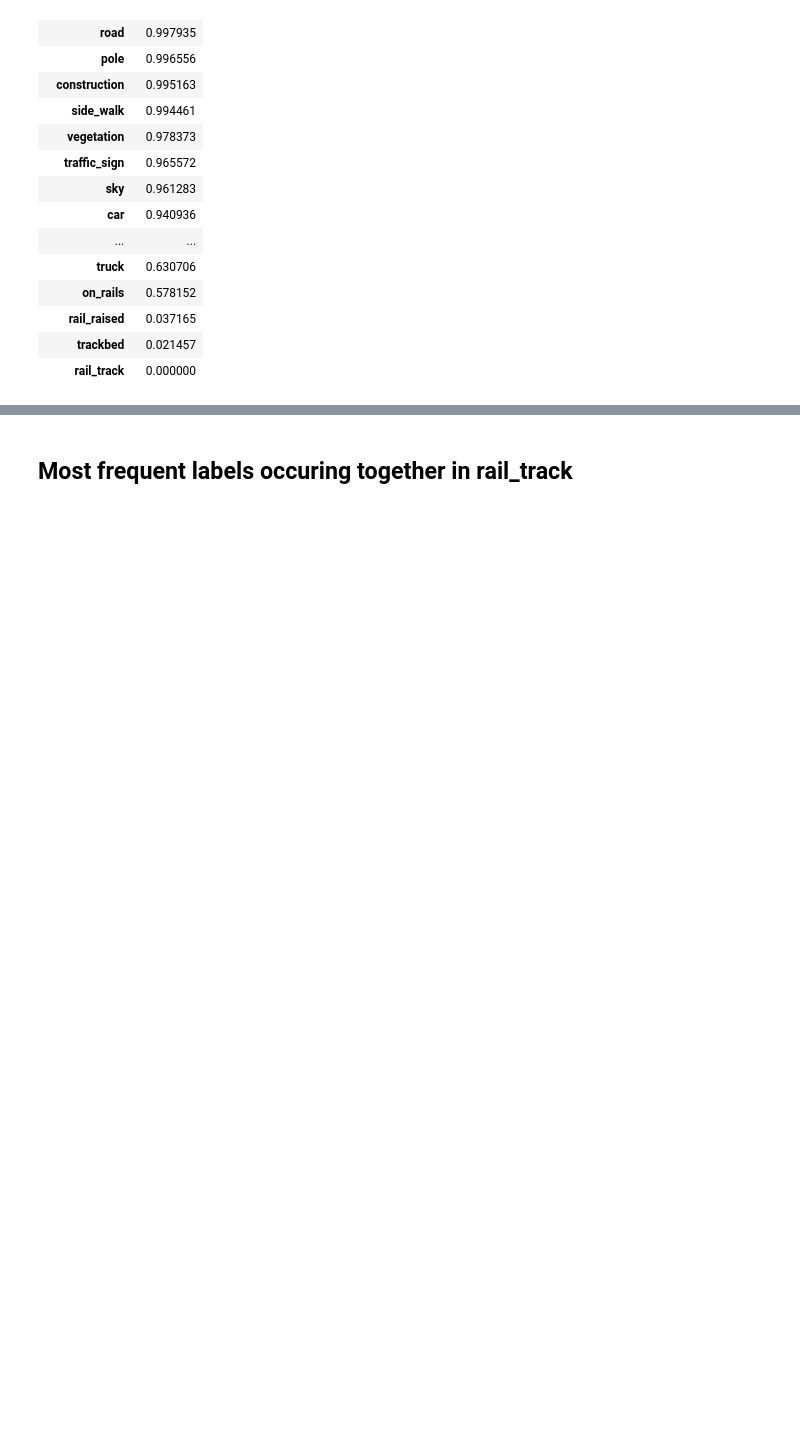
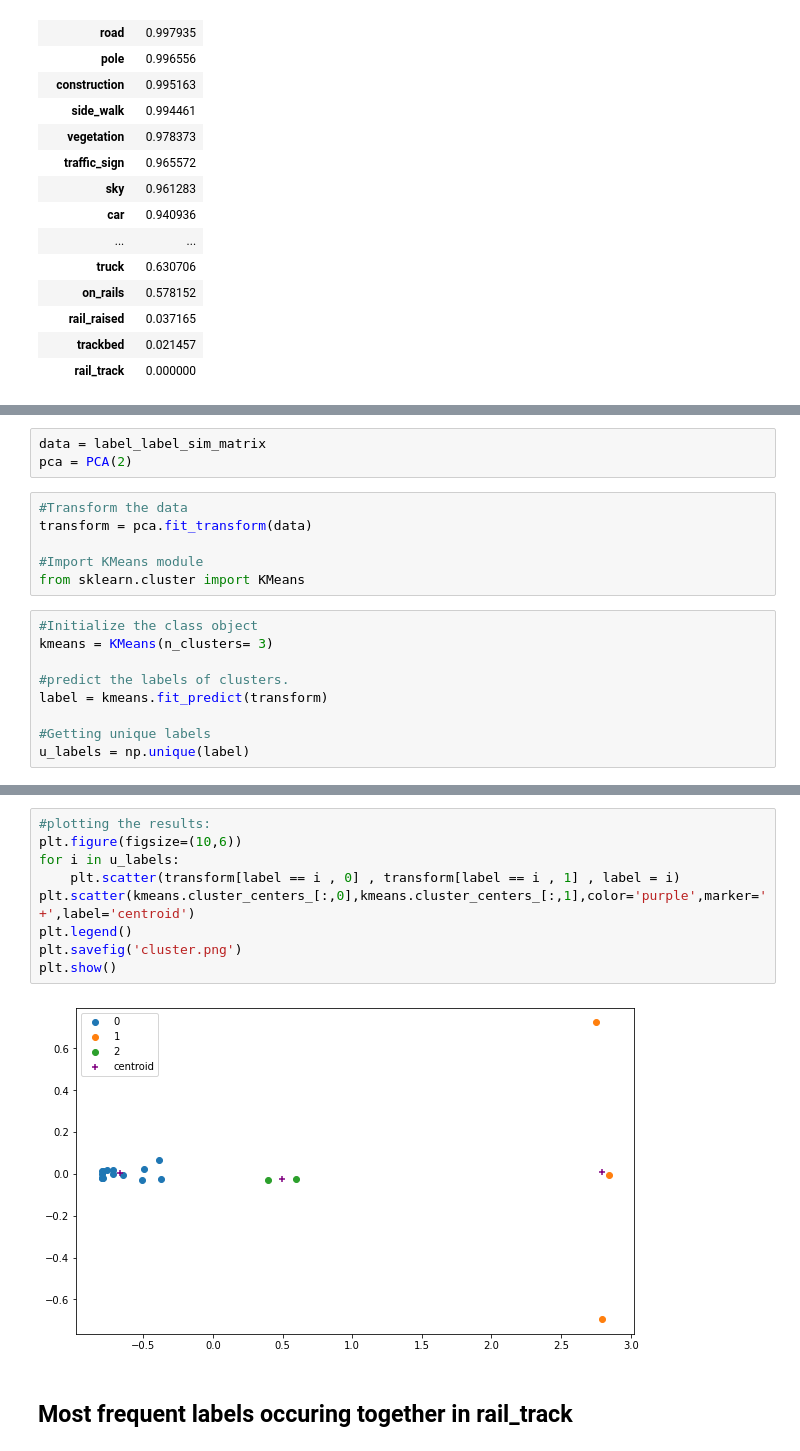
Before and after one commit to Duygubirol/vegetation-detection-railways, a Jupyter notebook: eda.ipynb, the cells around one changed output, grey strips where cells are left out. Drawn from its saved outputs; the diff is of its cells as text; blank space fills up the shorter version.

```diff
--- a/eda.ipynb
+++ b/eda.ipynb
@@ -435,0 +459,18 @@ See the caveats in the documentation: https://pandas.pydata.org/pandas-docs/stab
+# %%
+data = label_label_sim_matrix
+pca = PCA(2)
+# %%
+#Transform the data
+transform = pca.fit_transform(data)
+
+#Import KMeans module
+from sklearn.cluster import KMeans
+# %%
+#Initialize the class object
+kmeans = KMeans(n_clusters= 3)
+
+#predict the labels of clusters.
+label = kmeans.fit_predict(transform)
+
+#Getting unique labels
+u_labels = np.unique(label)
@@ -436,3 +489,14 @@ See the caveats in the documentation: https://pandas.pydata.org/pandas-docs/stab
+# %%
+#plotting the results:
+plt.figure(figsize=(10,6))
+for i in u_labels:
+    plt.scatter(transform[label == i , 0] , transform[label == i , 1] , label = i)
+plt.scatter(kmeans.cluster_centers_[:,0],kmeans.cluster_centers_[:,1],color='purple',marker='+',label='centroid')
+plt.legend()
+plt.savefig('cluster.png')
+plt.show()
+# %% [output]
+[figure, added]
 # %% [markdown]
 ## Most frequent labels occuring together in rail_track
 # %%
```
Also changed, not shown: parts of 21 cells of this notebook, 1 other file.
